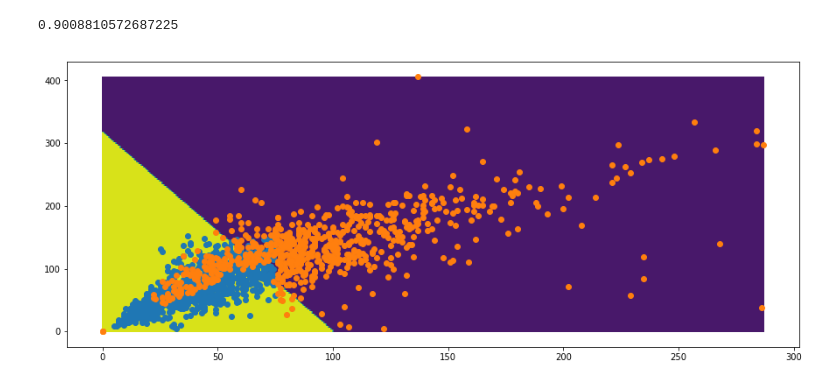
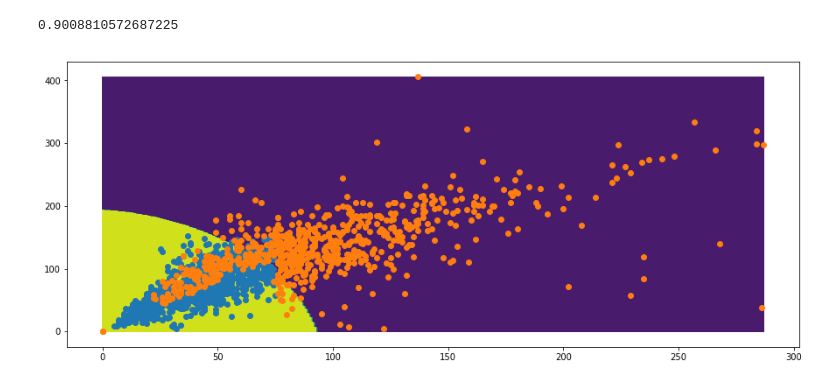
Before and after one commit to aimar112982/AQIstudy-1, a Jupyter notebook: AQI_analysis/LogRegforAQI.ipynb, the cells around one changed output. Cells and saved outputs as stored; diff of their text form; code cells hidden in the pictures.

```diff
--- a/AQI_analysis/LogRegforAQI.ipynb
+++ b/AQI_analysis/LogRegforAQI.ipynb
@@ -14,7 +16,8 @@ import numpy as np
 import matplotlib.pyplot as plt
 %matplotlib inline
 # %%
-wh_data = pd.read_csv('../AQI_maincity/武汉.csv', index_col='date', encoding='utf-8', engine='python')
+# wh_data = pd.read_csv('../AQI_maincity/武汉.csv', index_col='date', encoding='utf-8', engine='python')
+wh_data = pd.read_csv('武汉.csv', index_col='date', encoding='utf-8', engine='python')
 wh_data.drop(wh_data[wh_data['质量等级']=='无'].index, inplace=True)
 wh_data.head()
 # %% [output]
@@ -30,7 +33,7 @@ def get_grade(aqi):
     if aqi <= 100:
         return '1'
     else:
-        return '-1'
+        return '0'
 # %%
 wh_data['GRADE'] = wh_data.AQI.apply(get_grade)
 wh_data.groupby(by='GRADE').size()
@@ -44,7 +47,7 @@ X = wh_data.iloc[:, 2:4]
 y = wh_data.iloc[:, -1]
 # %%
 X_good = X[y=='1']
-X_bad = X[y=='-1']
+X_bad = X[y=='0']
 
 plt.figure(figsize=(15,6))
 plt.scatter(X_good['PM2.5'], X_good['PM10'], label='good')
@@ -113,9 +117,9 @@ poly_log_reg.score(X_test, y_test)
 0.9008810572687225
 # %%
 plt.figure(figsize=(15,6))
-plot_decision_boundary(log_reg, axis=[np.min(X)[0],np.max(X)[0], np.min(X)[0],np.max(X)[1]])
+plot_decision_boundary(poly_log_reg, axis=[np.min(X)[0],np.max(X)[0], np.min(X)[0],np.max(X)[1]])
 plt.scatter(X_good['PM2.5'], X_good['PM10'])
 plt.scatter(X_bad['PM2.5'], X_bad['PM10'])
 plt.show()
 # %% [output]
-[figure, old version]
+[figure, new version]
```
Also changed, not shown: parts of 3 cells of this notebook.
